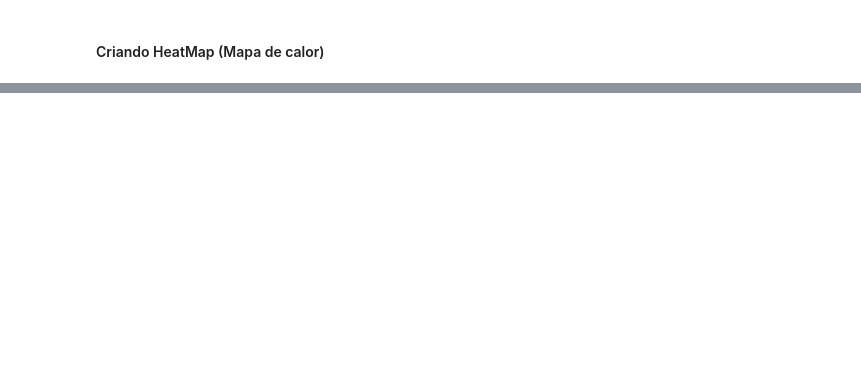
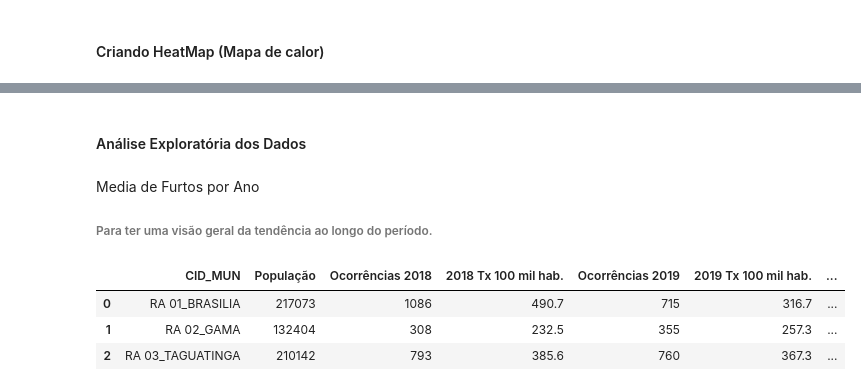
Before and after one commit to Fernandinho937/Data-Science, a Jupyter notebook: dados-geoespaciais/DistritoFederal.ipynb, the cells around one changed output, grey strips where cells are left out. Cells and saved outputs as stored; diff of their text form; code cells hidden in the pictures; blank space fills up the shorter version.

```diff
--- a/dados-geoespaciais/DistritoFederal.ipynb
+++ b/dados-geoespaciais/DistritoFederal.ipynb
@@ -639,3 +637,15 @@ folium.CircleMarker(
 
 # Salvar o mapa em um arquivo HTML
 fmap.save('qtd_furtos_DF.html')
+# %% [markdown]
+#### Análise Exploratória dos Dados
+# %% [markdown]
+Media de Furtos por Ano
+###### Para ter uma visão geral da tendência ao longo do período.
+# %%
+gdf_furtos_gsp.head(3)
+# %% [output]
+|  | CID_MUN | População | Ocorrências 2018 | 2018 Tx 100 mil hab. | Ocorrências 2019 | 2019 Tx 100 mil hab. | ... |
+| 0 | RA 01_BRASILIA | 217073 | 1086 | 490.7 | 715 | 316.7 | ... |
+| 1 | RA 02_GAMA | 132404 | 308 | 232.5 | 355 | 257.3 | ... |
+| 2 | RA 03_TAGUATINGA | 210142 | 793 | 385.6 | 760 | 367.3 | ... |
```
Also changed, not shown: parts of 19 cells of this notebook, 7 other files.
